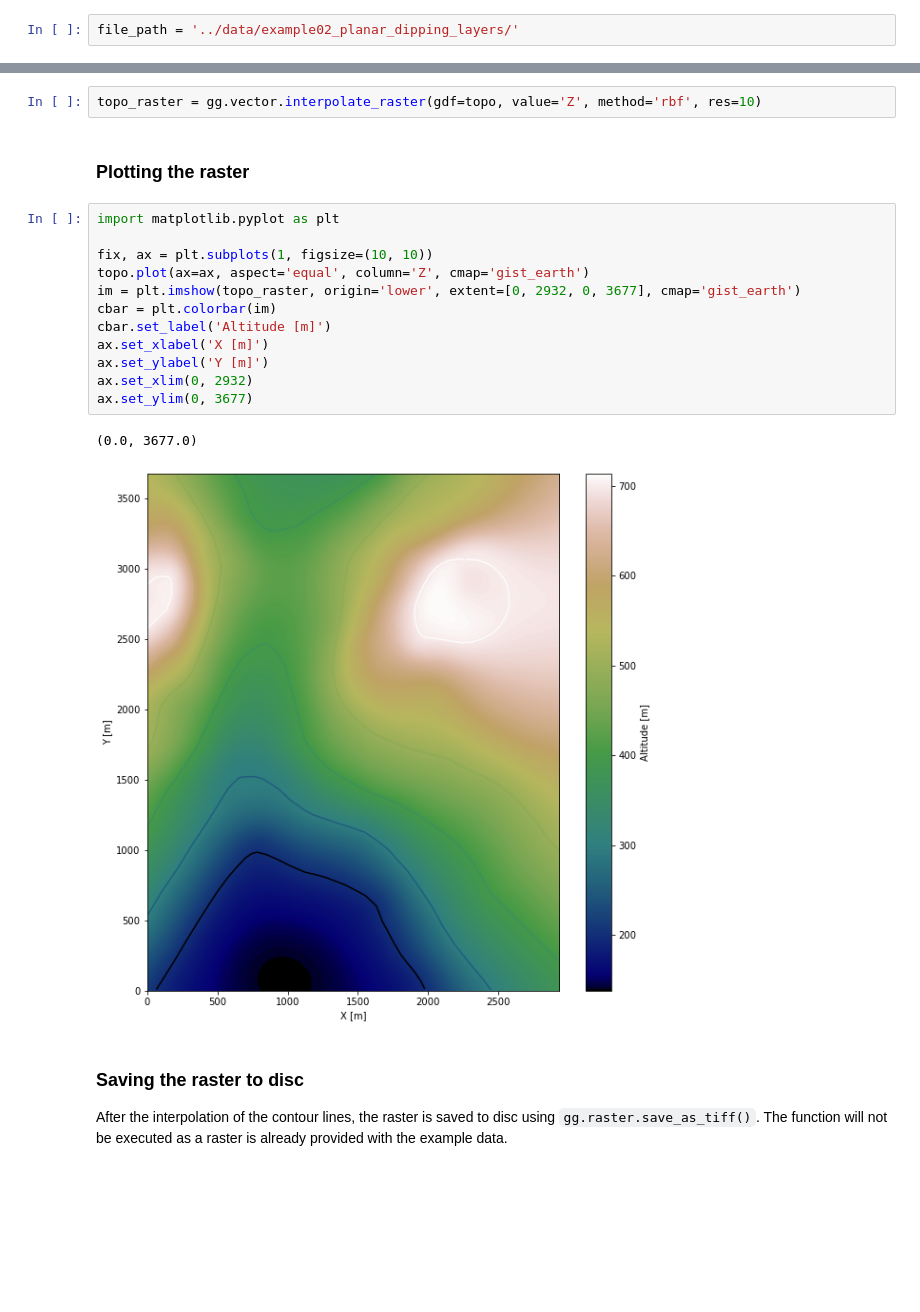
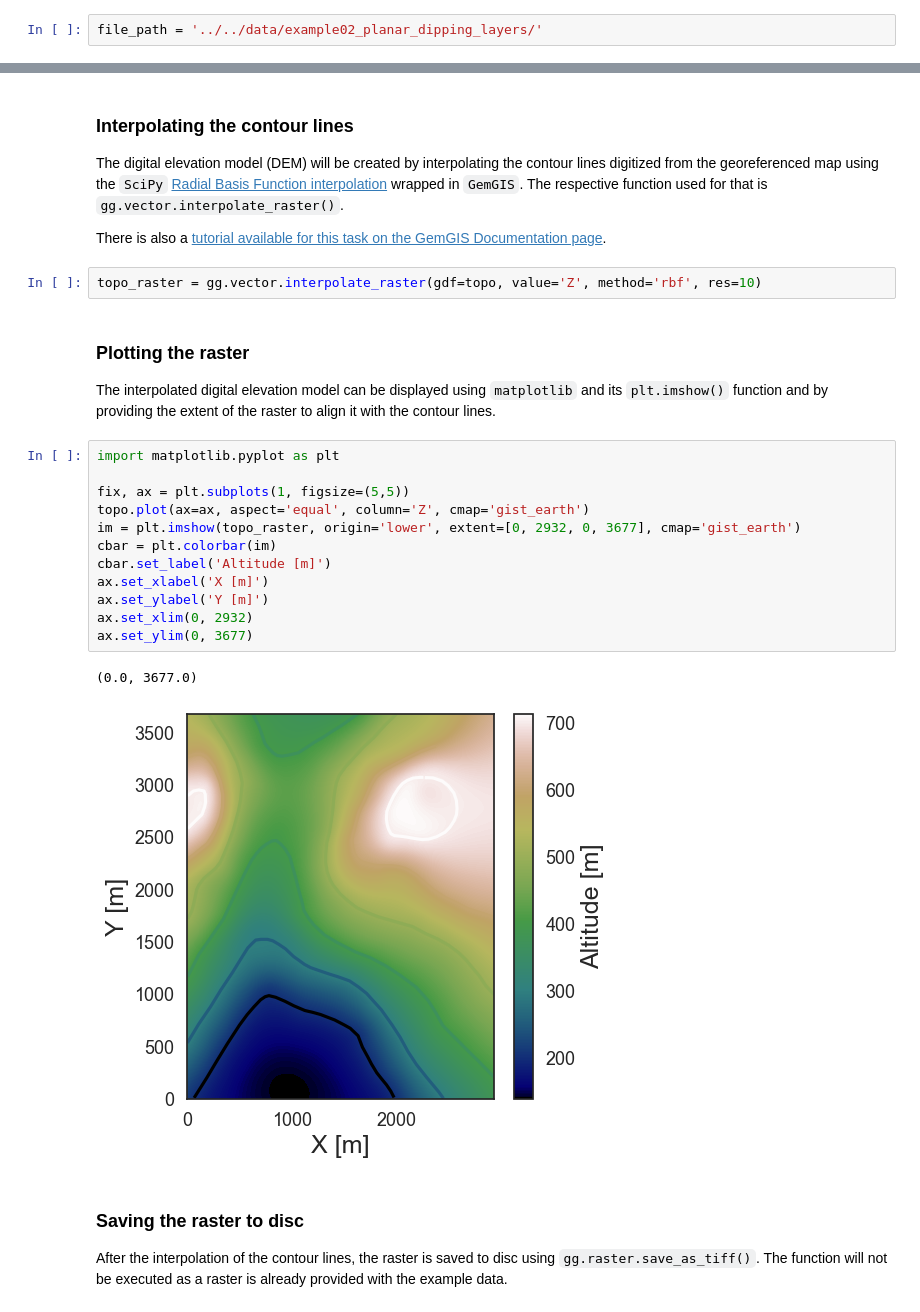
Before and after one commit to cgre-aachen/gemgis_data, a Jupyter notebook: notebooks/02_planar_dipping_layers/example02_planar_dipping_layers.ipynb, the cells around one changed output, grey strips where cells are left out. Saved outputs shown, nothing was run; the diff lists cells and outputs as text; blank space fills up the shorter version.

Commit message:
EditModel2

```diff
--- a/notebooks/02_planar_dipping_layers/example02_planar_dipping_layers.ipynb
+++ b/notebooks/02_planar_dipping_layers/example02_planar_dipping_layers.ipynb
@@ -39,2 +106,2 @@ import rasterio
 # %%
-file_path = '../data/example02_planar_dipping_layers/'
+file_path = '../../data/example02_planar_dipping_layers/'
@@ -67,22 +149,34 @@ topo.head()
+# %% [markdown]
+<a id='interpolating-contour-lines'></a>
+
+### Interpolating the contour lines
+
+The digital elevation model (DEM) will be created by interpolating the contour lines digitized from the georeferenced map using the `SciPy` [Radial Basis Function interpolation](https://docs.scipy.org/doc/scipy/reference/generated/scipy.interpolate.Rbf.html) wrapped in `GemGIS`. The respective function used for that is `gg.vector.interpolate_raster()`.
+
+There is also a [tutorial available for this task on the GemGIS Documentation page](https://gemgis.readthedocs.io/en/latest/getting_started/tutorial/05_interpolating_rasters.html).
 # %%
 topo_raster = gg.vector.interpolate_raster(gdf=topo, value='Z', method='rbf', res=10)
-# %% [markdown]
-### Plotting the raster
+# %% [markdown]
+<a id='plotting-the-raster'></a>
+
+### Plotting the raster
+
+The interpolated digital elevation model can be displayed using `matplotlib` and its `plt.imshow()` function and by providing the extent of the raster to align it with the contour lines.
 # %%
 import matplotlib.pyplot as plt
 
-fix, ax = plt.subplots(1, figsize=(10, 10))
+fix, ax = plt.subplots(1, figsize=(5,5))
 topo.plot(ax=ax, aspect='equal', column='Z', cmap='gist_earth')
 im = plt.imshow(topo_raster, origin='lower', extent=[0, 2932, 0, 3677], cmap='gist_earth')
 cbar = plt.colorbar(im)
 cbar.set_label('Altitude [m]')
 ax.set_xlabel('X [m]')
 ax.set_ylabel('Y [m]')
 ax.set_xlim(0, 2932)
 ax.set_ylim(0, 3677)
 # %% [output]
 (0.0, 3677.0)
-[figure, old version]
+[figure, new version]
 # %% [markdown]
 ### Saving the raster to disc
 
```
Also changed, not shown: parts of 114 cells of this notebook, 4 other files.
